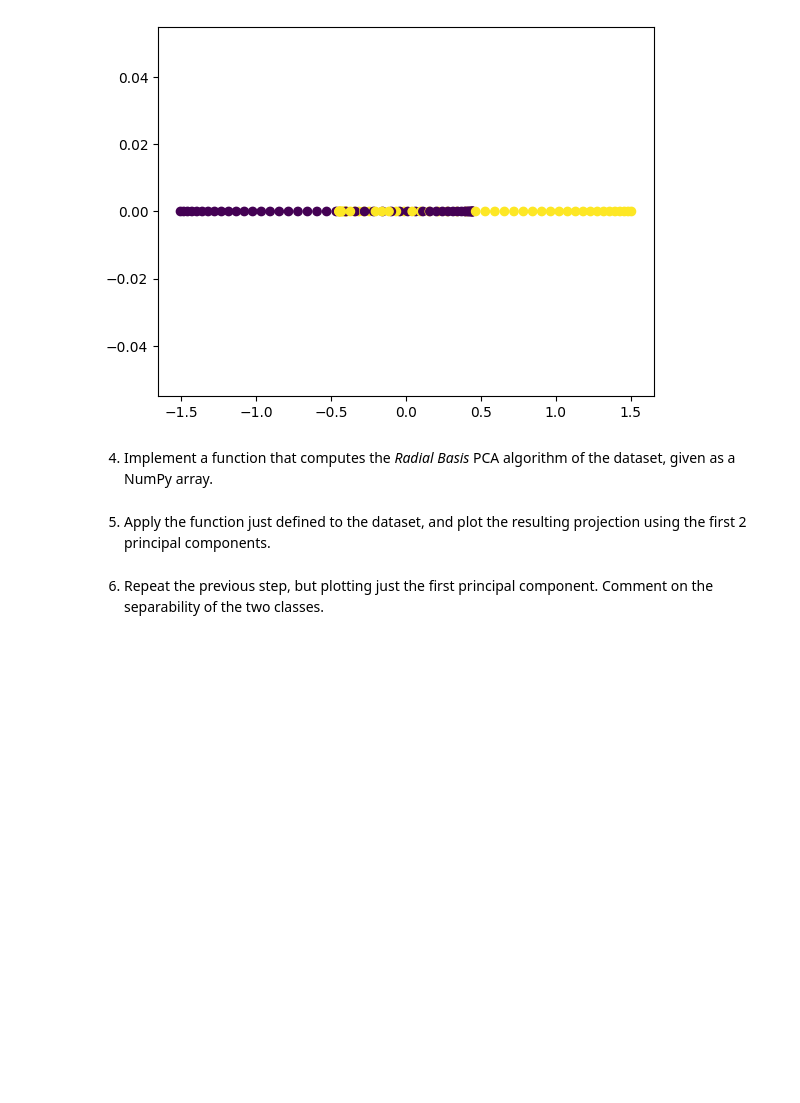
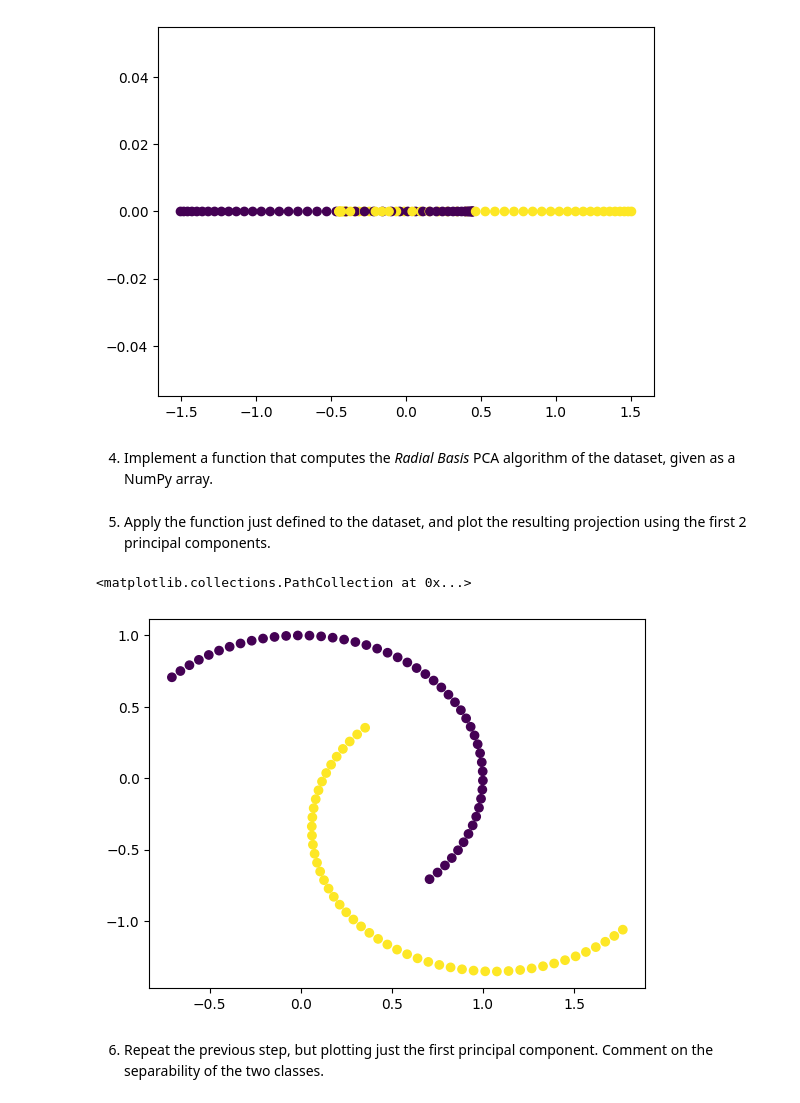
Before and after one commit to alessimichele/adv-ml-units, a Jupyter notebook: notebooks/AdvML_UniTS_2023_Lab_02_Kernel_ridge_regression_and_kPCA.ipynb, the cells around one changed output. Cells and saved outputs as stored; diff of their text form; code cells hidden in the pictures; blank space fills up the shorter version.

```diff
--- a/notebooks/AdvML_UniTS_2023_Lab_02_Kernel_ridge_regression_and_kPCA.ipynb
+++ b/notebooks/AdvML_UniTS_2023_Lab_02_Kernel_ridge_regression_and_kPCA.ipynb
@@ -229,18 +229,6 @@ plt.scatter(proj_xhm1, np.zeros(100), c = yhm)
 [figure]
 # %% [markdown]
 4. Implement a function that computes the *Radial Basis* PCA algorithm of the dataset, given as a NumPy array.
-# %%
-def kpca(x_data, gamma, n_components):
-    """
-    Implementation of a RBF kernel PCA.
-
-    Arguments:
-        x_data: A MxN dataset as NumPy array where the samples are stored as rows (M),
-           and the attributes defined as columns (N).
-        gamma: The free parameter (coefficient) for the RBF kernel.
-        n_components: The number of components to be returned.
-
-    """
-    # YOUR CODE HERE
-    xpcs = ...
-    return xpcs
+# %%
+def gaussian_kernel(x1, x2, sigma):
+    return np.exp(- (np.dot(x1-x2, x1-x2))/(2*sigma**2))
@@ -251,2 +295,14 @@ def kpca(x_data, gamma, n_components):
+# %%
+proj_mtrx = kpca(x_data = xhm.T, gamma = 1, n_components= 2)
+
+projected_data = xhm.dot(proj_mtrx)
+
+first_comp = [projected_data[i][0] for i in range(xhm.shape[0])]
+second_comp = [projected_data[i][1] for i in range(xhm.shape[0])]
+
+plt.scatter(first_comp, second_comp, c = yhm)
+# %% [output]
+<matplotlib.collections.PathCollection at 0x...>
+[figure, added]
 # %% [markdown]
 6. Repeat the previous step, but plotting just the first principal component. Comment on the separability of the two classes.
```
Also changed, not shown: parts of 4 cells of this notebook.
